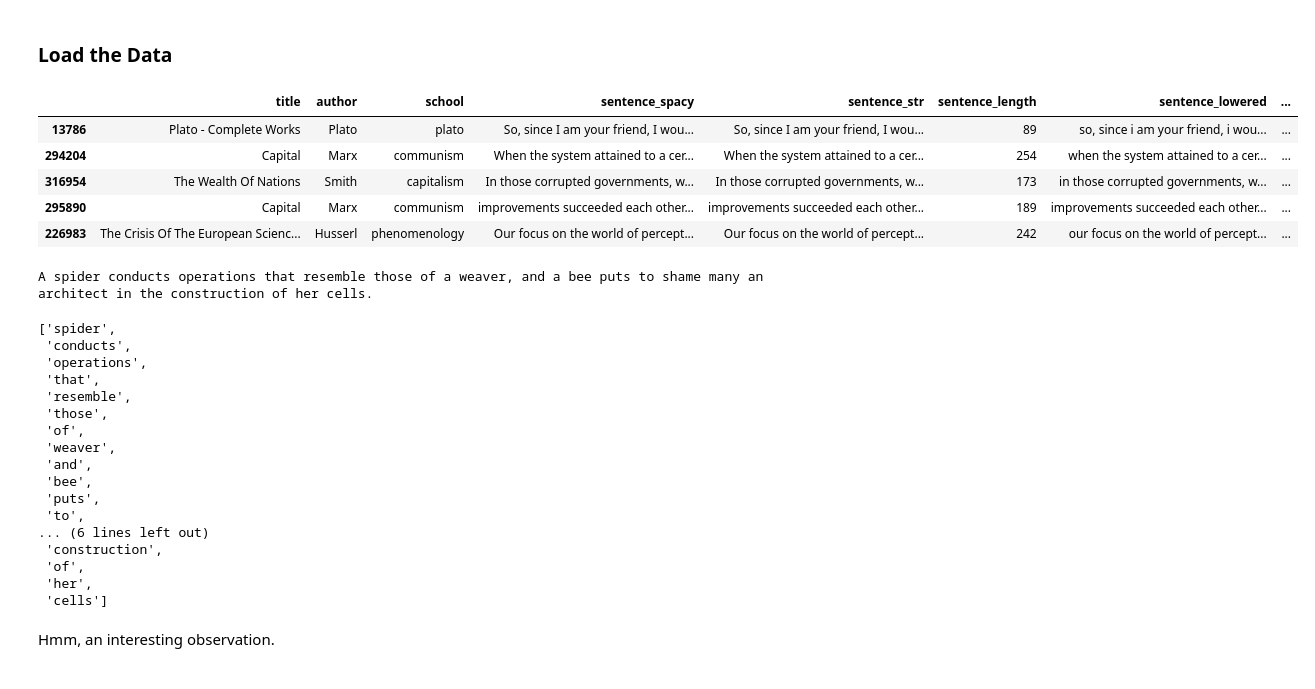
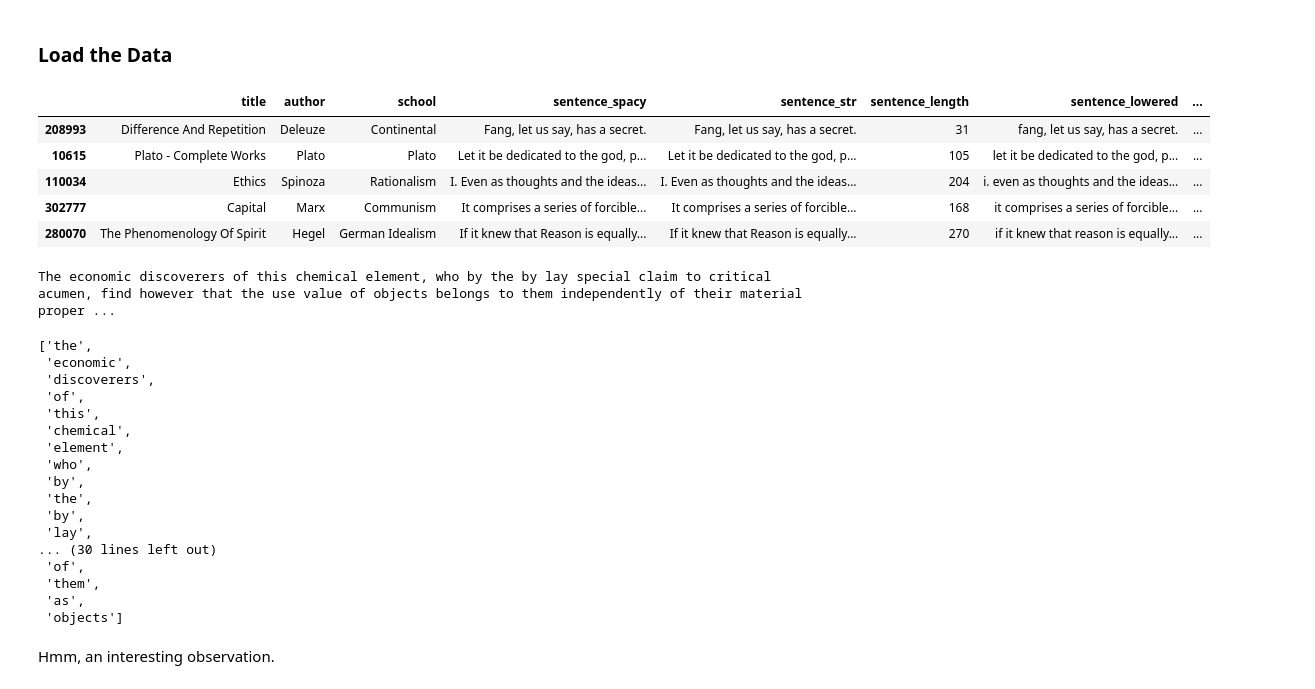
Before and after one commit to kcalizadeh/PDP_data_processing, a Jupyter notebook: w2v_for_imports.ipynb, the cells around one changed output. Cells and saved outputs as stored; diff of their text form; code cells hidden in the pictures.

```diff
--- a/w2v_for_imports.ipynb
+++ b/w2v_for_imports.ipynb
@@ -36,16 +36,16 @@ def test_w2v(model, pairs):
 # %% [markdown]
 ### Load the Data
 # %%
-df = pd.read_csv('/gdrive/MyDrive/Colab_Projects/philosophy_data_project/phil_nlp.csv')
+df = pd.read_csv('/gdrive/MyDrive/Colab_Projects/philosophy_data_project/philosophy_data.csv')
 
 df.sample(5)
 # %% [output]
 |  | title | author | school | sentence_spacy | sentence_str | sentence_length | sentence_lowered | ... |
-| 13786 | Plato - Complete Works | Plato | plato | So, since I am your friend, I wou... | So, since I am your friend, I wou... | 89 | so, since i am your friend, i wou... | ... |
-| 294204 | Capital | Marx | communism | When the system attained to a cer... | When the system attained to a cer... | 254 | when the system attained to a cer... | ... |
-| 316954 | The Wealth Of Nations | Smith | capitalism | In those corrupted governments, w... | In those corrupted governments, w... | 173 | in those corrupted governments, w... | ... |
-| 295890 | Capital | Marx | communism | improvements succeeded each other... | improvements succeeded each other... | 189 | improvements succeeded each other... | ... |
-| 226983 | The Crisis Of The European Scienc... | Husserl | phenomenology | Our focus on the world of percept... | Our focus on the world of percept... | 242 | our focus on the world of percept... | ... |
+| 208993 | Difference And Repetition | Deleuze | Continental | Fang, let us say, has a secret. | Fang, let us say, has a secret. | 31 | fang, let us say, has a secret. | ... |
+| 10615 | Plato - Complete Works | Plato | Plato | Let it be dedicated to the god, p... | Let it be dedicated to the god, p... | 105 | let it be dedicated to the god, p... | ... |
+| 110034 | Ethics | Spinoza | Rationalism | I. Even as thoughts and the ideas... | I. Even as thoughts and the ideas... | 204 | i. even as thoughts and the ideas... | ... |
+| 302777 | Capital | Marx | Communism | It comprises a series of forcible... | It comprises a series of forcible... | 168 | it comprises a series of forcible... | ... |
+| 280070 | The Phenomenology Of Spirit | Hegel | German Idealism | If it knew that Reason is equally... | If it knew that Reason is equally... | 270 | if it knew that reason is equally... | ... |
 # %%
 # using gensim's built-in tokenizer
 df['gensim_tokenized'] = df['sentence_str'].map(lambda x: simple_preprocess(x.lower(),deacc=True,
@@ -55,24 +55,24 @@ df['gensim_tokenized'] = df['sentence_str'].map(lambda x: simple_preprocess(x.lo
 print(df.iloc[290646]['sentence_str'])
 df['gensim_tokenized'][290646]
 # %% [output]
-A spider conducts operations that resemble those of a weaver, and a bee puts to shame many an architect in the construction of her cells.
+The economic discoverers of this chemical element, who by the by lay special claim to critical acumen, find however that the use value of objects belongs to them independently of their material proper ...
-['spider',
- 'conducts',
- 'operations',
- 'that',
- 'resemble',
- 'those',
+['the',
+ 'economic',
+ 'discoverers',
  'of',
- 'weaver',
- 'and',
- 'bee',
- 'puts',
- 'to',
-... (6 lines left out)
- 'construction',
+ 'this',
+ 'chemical',
+ 'element',
+ 'who',
+ 'by',
+ 'the',
+ 'by',
+ 'lay',
+... (30 lines left out)
  'of',
- 'her',
- 'cells']
+ 'them',
+ 'as',
+ 'objects']
 # %% [markdown]
 Hmm, an interesting observation.
 # %% [markdown]
```
Also changed, not shown: parts of 4 cells of this notebook.
